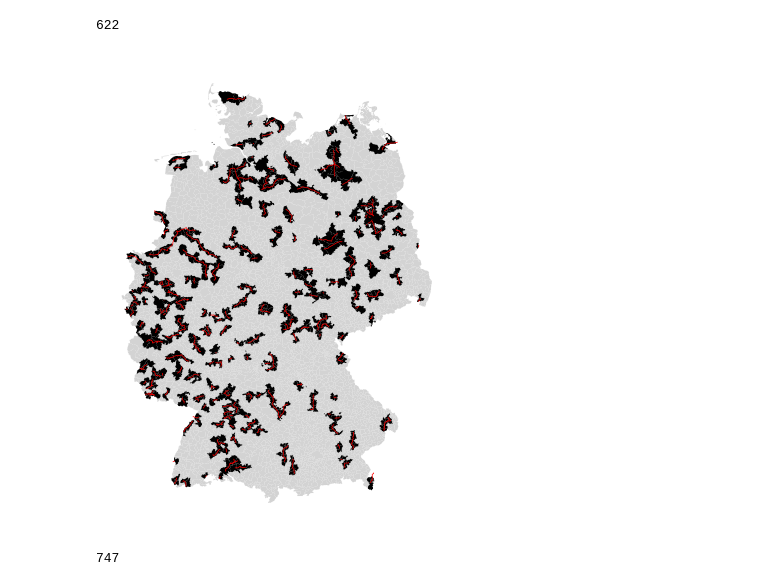
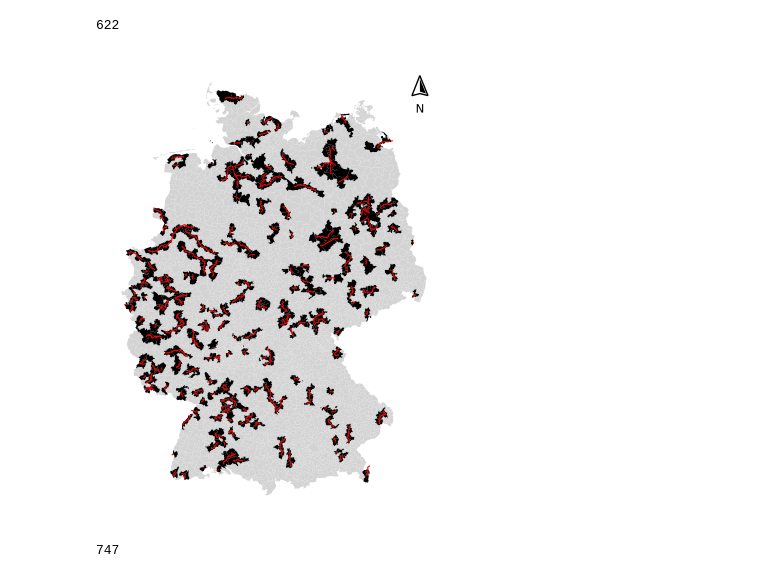
Before and after one commit to marlinarnz/quetzal_germany, a Jupyter notebook: notebooks/reactivation_zones.ipynb, the cells around one changed output. Drawn from its saved outputs; the diff is of its cells as text; code cells hidden in the pictures.

```diff
--- a/notebooks/reactivation_zones.ipynb
+++ b/notebooks/reactivation_zones.ipynb
@@ -14,7 +17,7 @@ matplotlib.rcParams['font.family'] = 'arial'
 # Choose zones for the scenarios
 # %%
 input_path = '../input_static/'
-output_path = '../output/'
+output_path = '../output/_reactivation_analysis/'
 model_path = '../model/'
 # %%
 # Load scenario parameters
@@ -79,14 +79,16 @@ len(sm.zones.loc[sm.zones['dist']<=0, 'geometry'])
 622
 # %%
 cutoff = 1000
-plot_map = sm.zones.plot(color='lightgrey', figsize=(7,6))
+plot_map = sm.zones.plot(color='lightgrey', figsize=(5,5.9))
 sm.zones.loc[sm.zones['dist']<=cutoff, 'geometry'].plot(color='black', ax=plot_map)
-reac_links.to_crs(3035).plot(color='red', linewidth=.5, ax=plot_map)
+reac_links.to_crs(3035).plot(color='red', linewidth=.8, ax=plot_map)
 plot_map.axis('off')
-plt.savefig(output_path+'Reactivation/zones_included.png', dpi=600)
-plt.savefig(output_path+'Reactivation/zones_included.eps')
+north_arrow(plot_map, rotation={"crs": sm.zones.crs, "reference": "center"},
+            location="upper right", scale=.2, label={"fontsize":"small"}, shadow=False)
+plt.savefig(output_path+'zones_included.png', dpi=400, bbox_inches='tight')
+plt.savefig(output_path+'zones_included.eps', bbox_inches='tight')
 # %% [output]
-[figure, old version]
+[figure, new version]
 # %%
 len(sm.zones.loc[sm.zones['dist']<=cutoff, 'geometry'])
 # %% [output]
```
Also changed, not shown: parts of 3 cells of this notebook, 9 other files.
